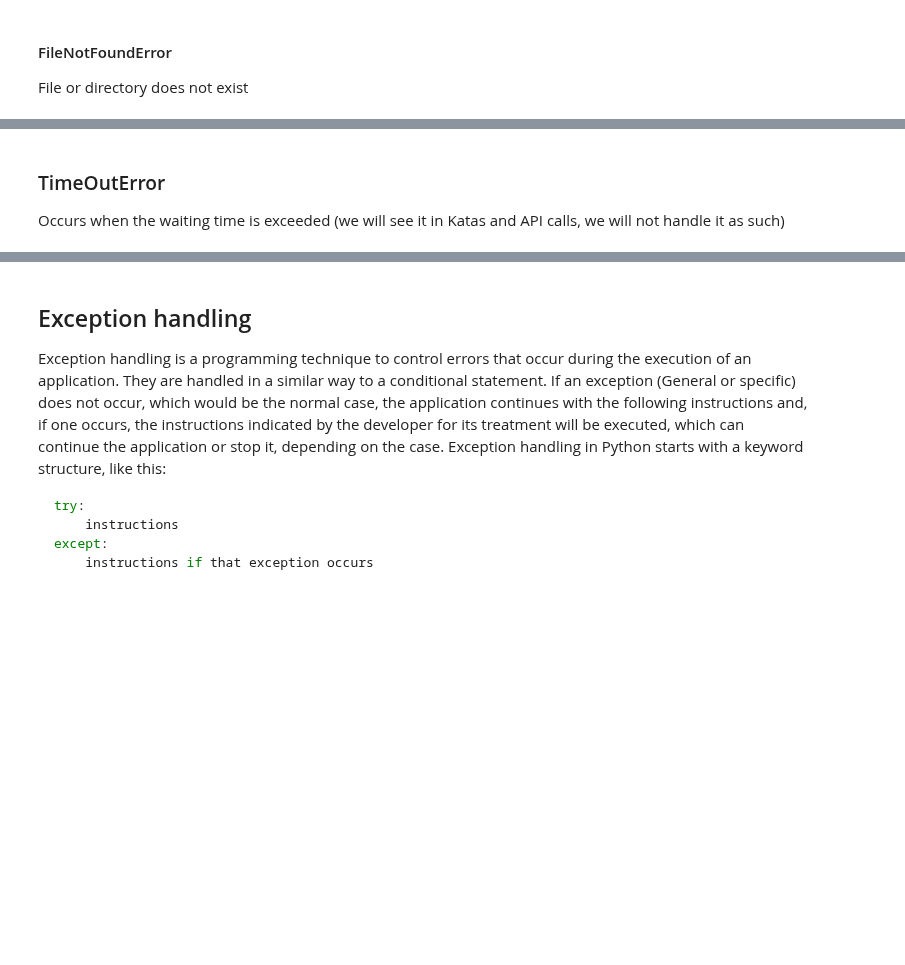
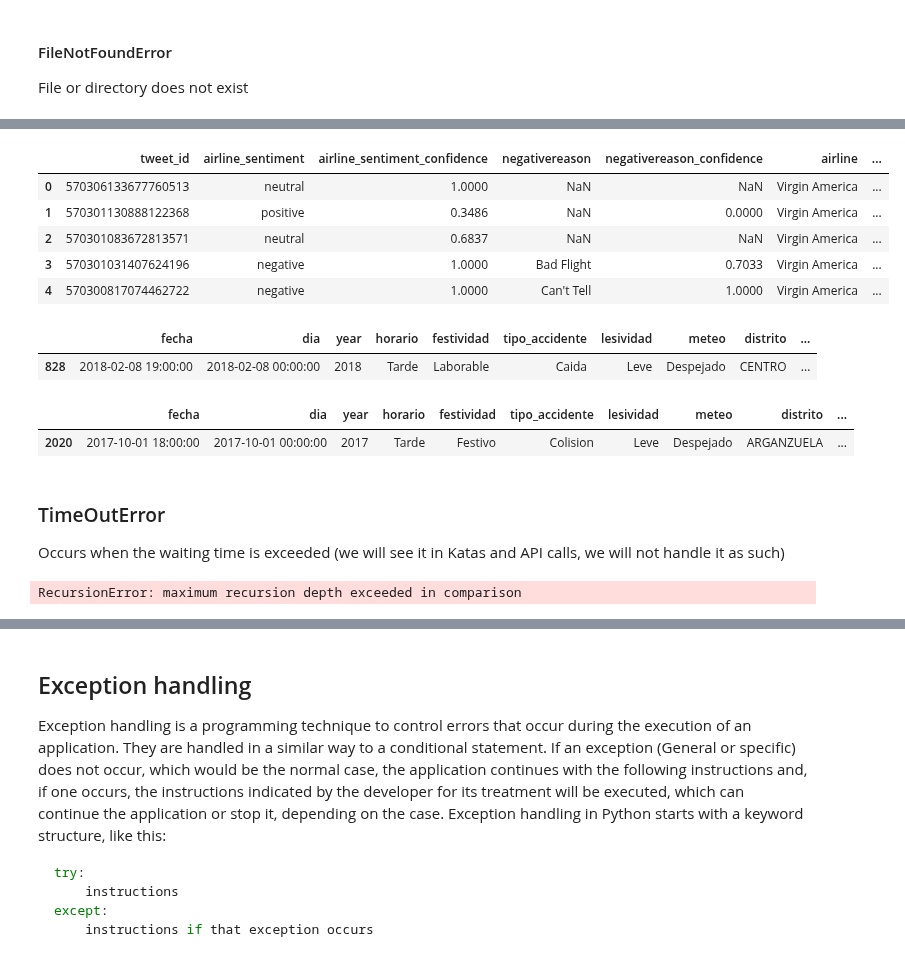
Before and after one commit to Ironhack-data-bcn-january-2023/lectures, a Jupyter notebook: week-2/1.1- Error handling.ipynb, the cells around one changed output, grey strips where cells are left out. Cells and saved outputs as stored; diff of their text form; code cells hidden in the pictures; blank space fills up the shorter version.

```diff
--- a/week-2/1.1- Error handling.ipynb
+++ b/week-2/1.1- Error handling.ipynb
@@ -71,0 +235,22 @@ File or directory does not exist
+# %%
+df = pd.read_csv("../datasets/Tweets.csv")
+df.head()
+# %% [output]
+|  | tweet_id | airline_sentiment | airline_sentiment_confidence | negativereason | negativereason_confidence | airline | ... |
+| 0 | 570306133677760513 | neutral | 1.0000 | NaN | NaN | Virgin America | ... |
+| 1 | 570301130888122368 | positive | 0.3486 | NaN | 0.0000 | Virgin America | ... |
+| 2 | 570301083672813571 | neutral | 0.6837 | NaN | NaN | Virgin America | ... |
+| 3 | 570301031407624196 | negative | 1.0000 | Bad Flight | 0.7033 | Virgin America | ... |
+| 4 | 570300817074462722 | negative | 1.0000 | Can't Tell | 1.0000 | Virgin America | ... |
+# %%
+df_bici = pd.read_csv("../datasets/bici_clean.csv") #relative
+df_bici.sample()
+# %% [output]
+|  | fecha | dia | year | horario | festividad | tipo_accidente | lesividad | meteo | distrito | ... |
+| 828 | 2018-02-08 19:00:00 | 2018-02-08 00:00:00 | 2018 | Tarde | Laborable | Caida | Leve | Despejado | CENTRO | ... |
+# %%
+df_avatar = pd.read_csv("/Users/fernandocosta/IRONHACK/lectures/datasets/bici_clean.csv")
+df_avatar.sample() #absolute
+# %% [output]
+|  | fecha | dia | year | horario | festividad | tipo_accidente | lesividad | meteo | distrito | ... |
+| 2020 | 2017-10-01 18:00:00 | 2017-10-01 00:00:00 | 2017 | Tarde | Festivo | Colision | Leve | Despejado | ARGANZUELA | ... |
@@ -74,0 +267,4 @@ Occurs when the waiting time is exceeded (we will see it in Katas and API calls,
+# %%
+addition (1)
+# %% [output]
+RecursionError: maximum recursion depth exceeded in comparison
```
Also changed, not shown: parts of 72 cells of this notebook.
